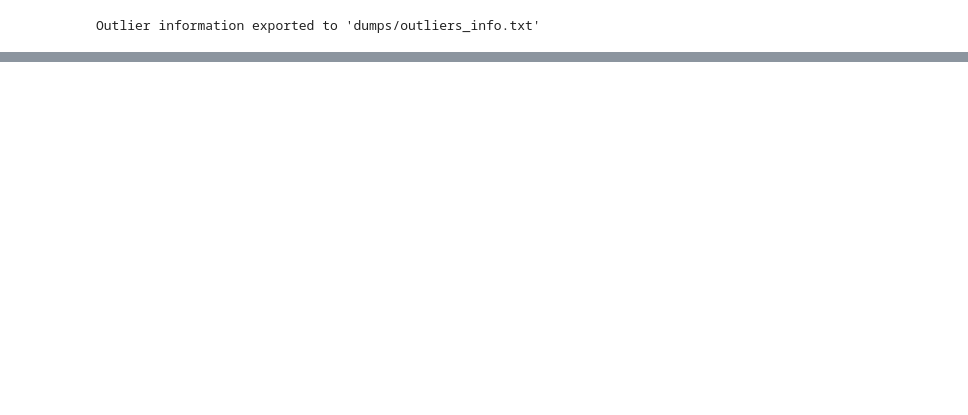
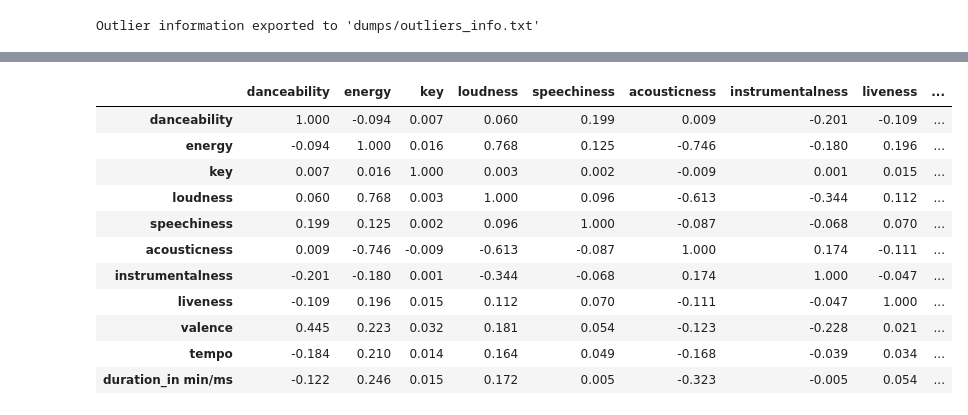
Before and after one commit to bewba/STINTSY-MP, a Jupyter notebook: STINSTY.ipynb, the cells around one changed output, grey strips where cells are left out. Cells and saved outputs as stored; diff of their text form; code cells hidden in the pictures; blank space fills up the shorter version.

```diff
--- a/STINSTY.ipynb
+++ b/STINSTY.ipynb
@@ -239,0 +244,17 @@ Outlier information exported to 'dumps/outliers_info.txt'
+# %%
+correlation_matrix = new_df[new_df.columns[1:]].corr()
+formatted_matrix = correlation_matrix.applymap(lambda x: f"{x:.3f}")
+formatted_matrix
+# %% [output]
+|  | danceability | energy | key | loudness | speechiness | acousticness | instrumentalness | liveness | ... |
+| danceability | 1.000 | -0.094 | 0.007 | 0.060 | 0.199 | 0.009 | -0.201 | -0.109 | ... |
+| energy | -0.094 | 1.000 | 0.016 | 0.768 | 0.125 | -0.746 | -0.180 | 0.196 | ... |
+| key | 0.007 | 0.016 | 1.000 | 0.003 | 0.002 | -0.009 | 0.001 | 0.015 | ... |
+| loudness | 0.060 | 0.768 | 0.003 | 1.000 | 0.096 | -0.613 | -0.344 | 0.112 | ... |
+| speechiness | 0.199 | 0.125 | 0.002 | 0.096 | 1.000 | -0.087 | -0.068 | 0.070 | ... |
+| acousticness | 0.009 | -0.746 | -0.009 | -0.613 | -0.087 | 1.000 | 0.174 | -0.111 | ... |
+| instrumentalness | -0.201 | -0.180 | 0.001 | -0.344 | -0.068 | 0.174 | 1.000 | -0.047 | ... |
+| liveness | -0.109 | 0.196 | 0.015 | 0.112 | 0.070 | -0.111 | -0.047 | 1.000 | ... |
+| valence | 0.445 | 0.223 | 0.032 | 0.181 | 0.054 | -0.123 | -0.228 | 0.021 | ... |
+| tempo | -0.184 | 0.210 | 0.014 | 0.164 | 0.049 | -0.168 | -0.039 | 0.034 | ... |
+| duration_in min/ms | -0.122 | 0.246 | 0.015 | 0.172 | 0.005 | -0.323 | -0.005 | 0.054 | ... |
```
Also changed, not shown: parts of 7 cells of this notebook.
